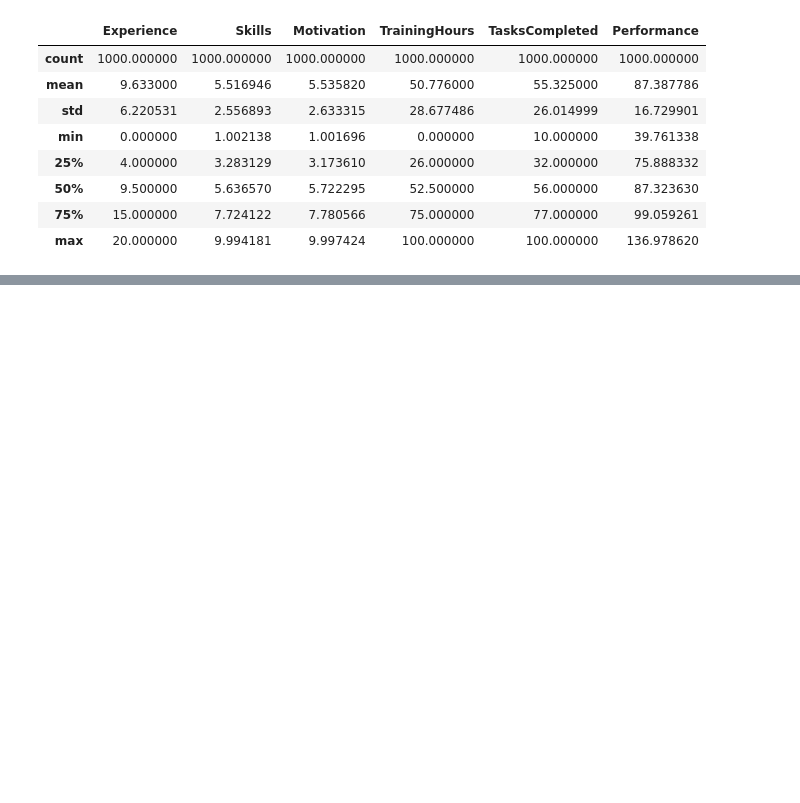
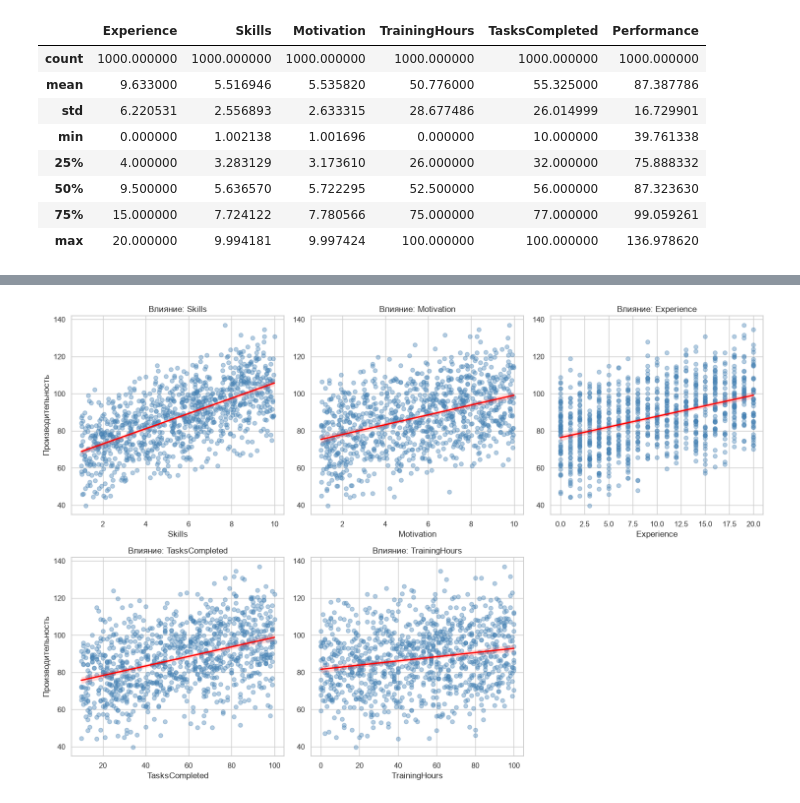
Before and after one commit to Makoldin/ISUCT, a Jupyter notebook: 2026/BigData/Task2.ipynb, the cells around one changed output, grey strips where cells are left out. Cells and saved outputs as stored; diff of their text form; code cells hidden in the pictures; blank space fills up the shorter version.

Commit message:
finished_task_2

```diff
--- a/2026/BigData/Task2.ipynb
+++ b/2026/BigData/Task2.ipynb
@@ -3,19 +3,19 @@
 import pandas as pd
 import numpy as np
 import matplotlib.pyplot as plt
+import seaborn as sns
+
 from sklearn.model_selection import train_test_split
 from sklearn.linear_model import LinearRegression
 from sklearn.ensemble import GradientBoostingRegressor
 from sklearn.model_selection import train_test_split
-from sklearn.pipeline import Pipeline
-from sklearn.ensemble import RandomForestRegressor
 from sklearn.metrics import mean_squared_error, mean_absolute_error, r2_score
-from sklearn.inspection import permutation_importance
+
 # 1. Сгенерируйте данные о сотрудниках, включающие количество отработанных часов в неделю,
 #  профессиональный опыт, возраст, уровень образования и показатель производительности.
 # Сгенерирован, сохранён в эксель
 
-employee_data = pd.read_excel(r'C:\Users\makol\Desktop\df.xlsx')
+employee_data = pd.read_excel(r'W:\Python_job\ISUCT\2026\BigData\df.xlsx')
 
 
 
@@ -285,0 +121,29 @@ employee_data.to_excel(r'C:\Users\makol\Desktop\df.xlsx', index=False)
+# %%
+
+sns.set_theme(style="whitegrid")
+
+fig, axes = plt.subplots(2, 3, figsize=(15, 10))
+axes = axes.flatten()
+
+# Список признаков из таблицы
+features = ['Skills', 'Motivation', 'Experience', 'TasksCompleted', 'TrainingHours']
+
+for i, feature in enumerate(features):
+    sns.regplot(
+        data=employee_data,
+        x=feature,
+        y='Performance',
+        ax=axes[i],
+        scatter_kws={'alpha': 0.4, 'color': 'steelblue'},
+        line_kws={'color': 'red', 'linewidth': 2}
+    )
+    axes[i].set_title(f'Влияние: {feature}')
+    axes[i].set_xlabel(feature)
+    axes[i].set_ylabel('Производительность' if i % 3 == 0 else '')
+
+fig.delaxes(axes[5])
+
+plt.tight_layout()
+plt.show()
+# %% [output]
+[figure, added]
```
Also changed, not shown: parts of 9 cells of this notebook.
